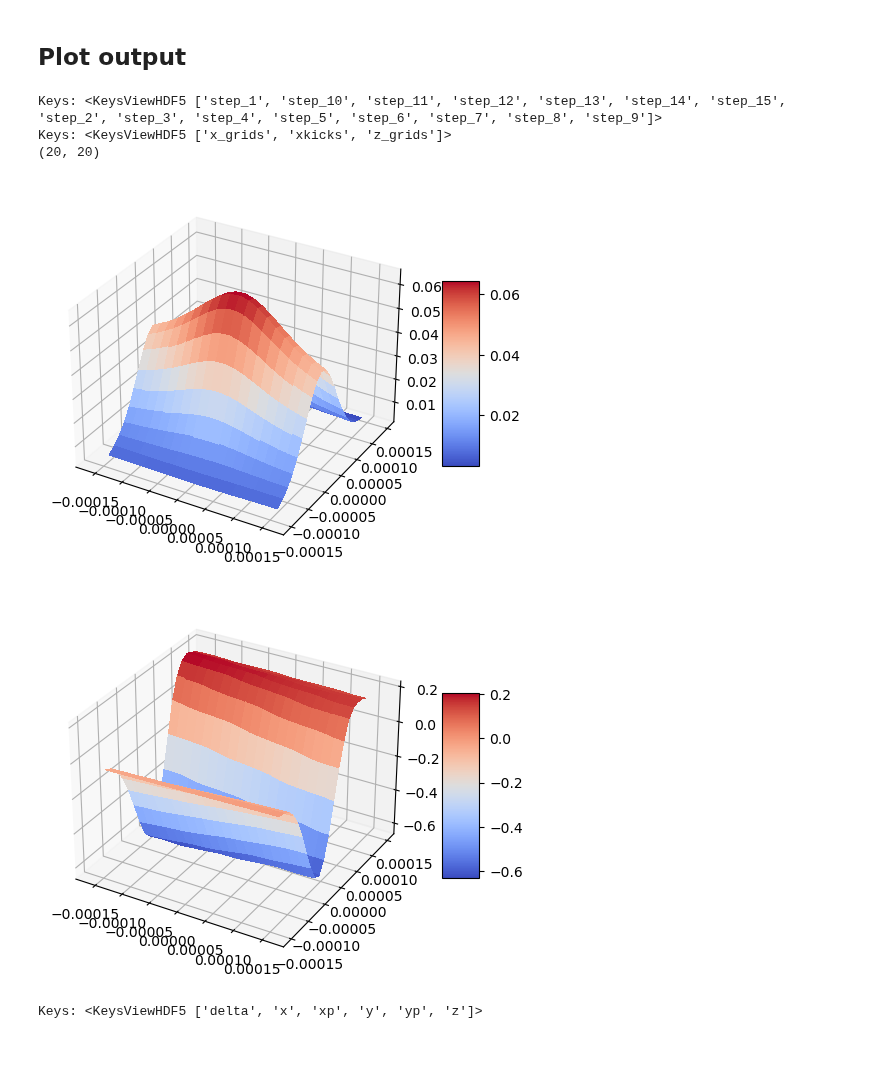
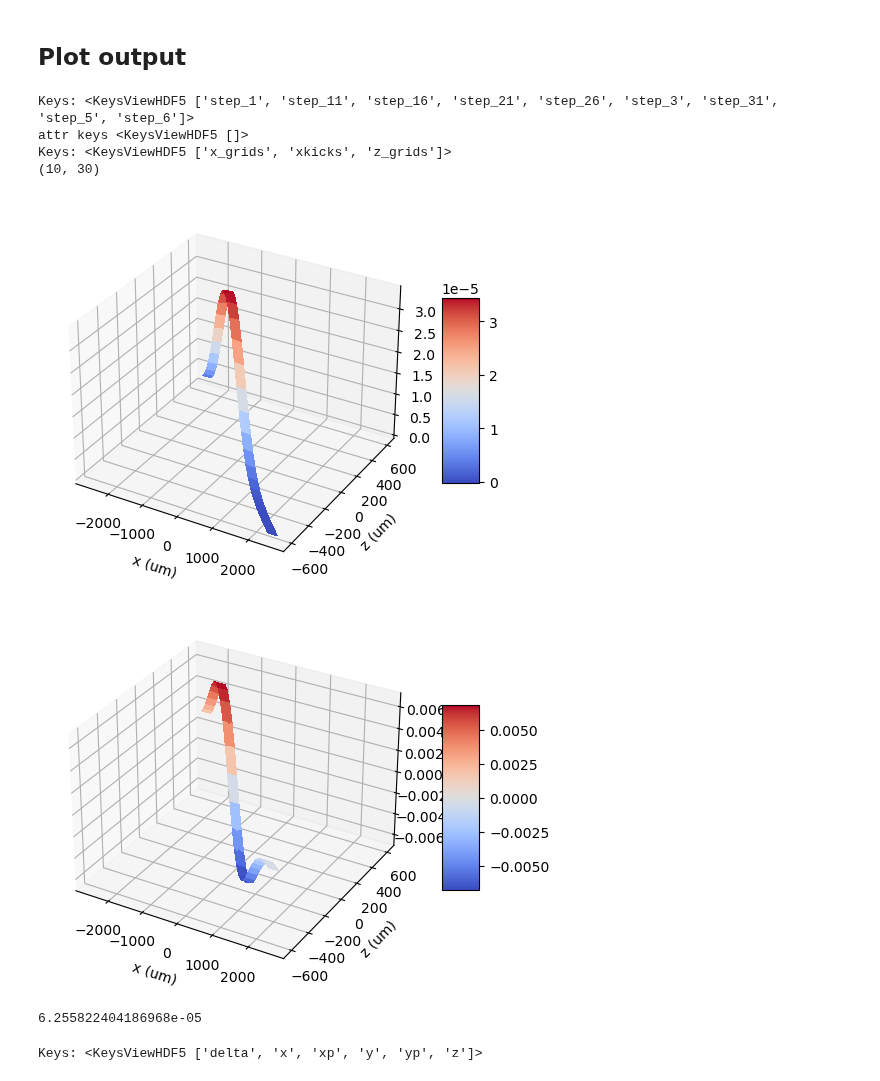
Before and after one commit to slaclab/pyDFCSR, a Jupyter notebook: pyDFCSR_2D/debug_file.ipynb, the cells around one changed output. Drawn from its saved outputs; the diff is of its cells as text; code cells hidden in the pictures; blank space fills up the shorter version.

Commit message:
add plotting examples

```diff
--- a/pyDFCSR_2D/debug_file.ipynb
+++ b/pyDFCSR_2D/debug_file.ipynb
@@ -38,36 +38,46 @@ testCSR.run()
 # %% [markdown]
 ## Plot output
 # %%
-filename = "output/test-2023-04-22T15_23_18-07_00-wakes.h5"
+filename = "./output/chicane-2023-04-27T00_24_52-07_00-wakes.h5"
 
 with h5py.File(filename, "r") as f:
-     step = 'step_13'
+     step = 'step_26'
      print("Keys: %s" % f.keys())
+     print('attr keys', f.attrs.keys())
      dE_dct = np.array(f[step]['longitudinal']['dE_dct'])
      x_grids = np.array(f[step]['longitudinal']['x_grids']).reshape(dE_dct.shape)
      z_grids = np.array(f[step]['longitudinal']['z_grids']).reshape(dE_dct.shape)
 
      print("Keys: %s" % f[step]['transverse'].keys())
      xkicks = np.array(f[step]['transverse']['xkicks'])
 
 
      print(z_grids.shape)
 fig, ax = plt.subplots(subplot_kw={"projection": "3d"})
-surf = ax.plot_surface(x_grids, z_grids, xkicks, cmap=cm.coolwarm,
+surf = ax.plot_surface(x_grids*1e6, z_grids*1e6, xkicks, cmap=cm.coolwarm,
                        linewidth=0, antialiased=False)
+ax.set_xlabel('x (um)')
+ax.set_ylabel('z (um)')
 fig.colorbar(surf, shrink=0.5, aspect=5)
 plt.show()
 fig, ax = plt.subplots(subplot_kw={"projection": "3d"})
-surf = ax.plot_surface(x_grids, z_grids, dE_dct, cmap=cm.coolwarm,
+surf = ax.plot_surface(x_grids*1e6, z_grids*1e6, dE_dct, cmap=cm.coolwarm,
                        linewidth=0, antialiased=False)
+ax.set_xlabel('x (um)')
+ax.set_ylabel('z (um)')
 fig.colorbar(surf, shrink=0.5, aspect=5)
 plt.show()
 # %% [output]
-Keys: <KeysViewHDF5 ['step_1', 'step_10', 'step_11', 'step_12', 'step_13', 'step_14', 'step_15', 'step_2', 'step_3', 'step_4', 'step_5', 'step_6', 'step_7', 'step_8', 'step_9']>
+Keys: <KeysViewHDF5 ['step_1', 'step_11', 'step_16', 'step_21', 'step_26', 'step_3', 'step_31', 'step_5', 'step_6']>
+attr keys <KeysViewHDF5 []>
 Keys: <KeysViewHDF5 ['x_grids', 'xkicks', 'z_grids']>
-(20, 20)
+(10, 30)
-[figure, old version]
+[figure, new version]
-[figure, old version]
+[figure, new version]
+# %%
+np.max(z_grids)
+# %% [output]
+6.255822404186968e-05
 # %%
 filename = "output/particles.h5"
 
```
Also changed, not shown: parts of 3 cells of this notebook, 1 other file.
